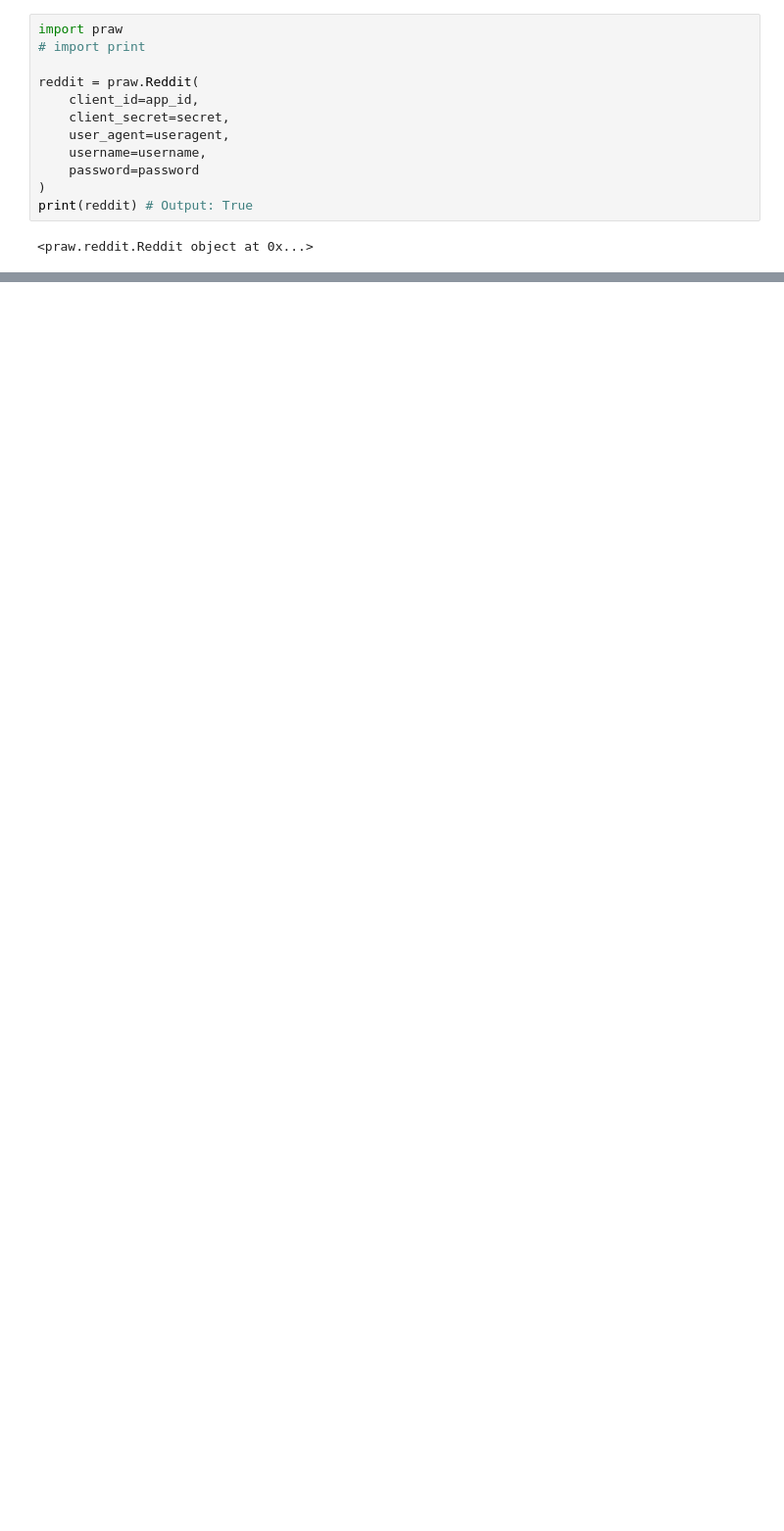
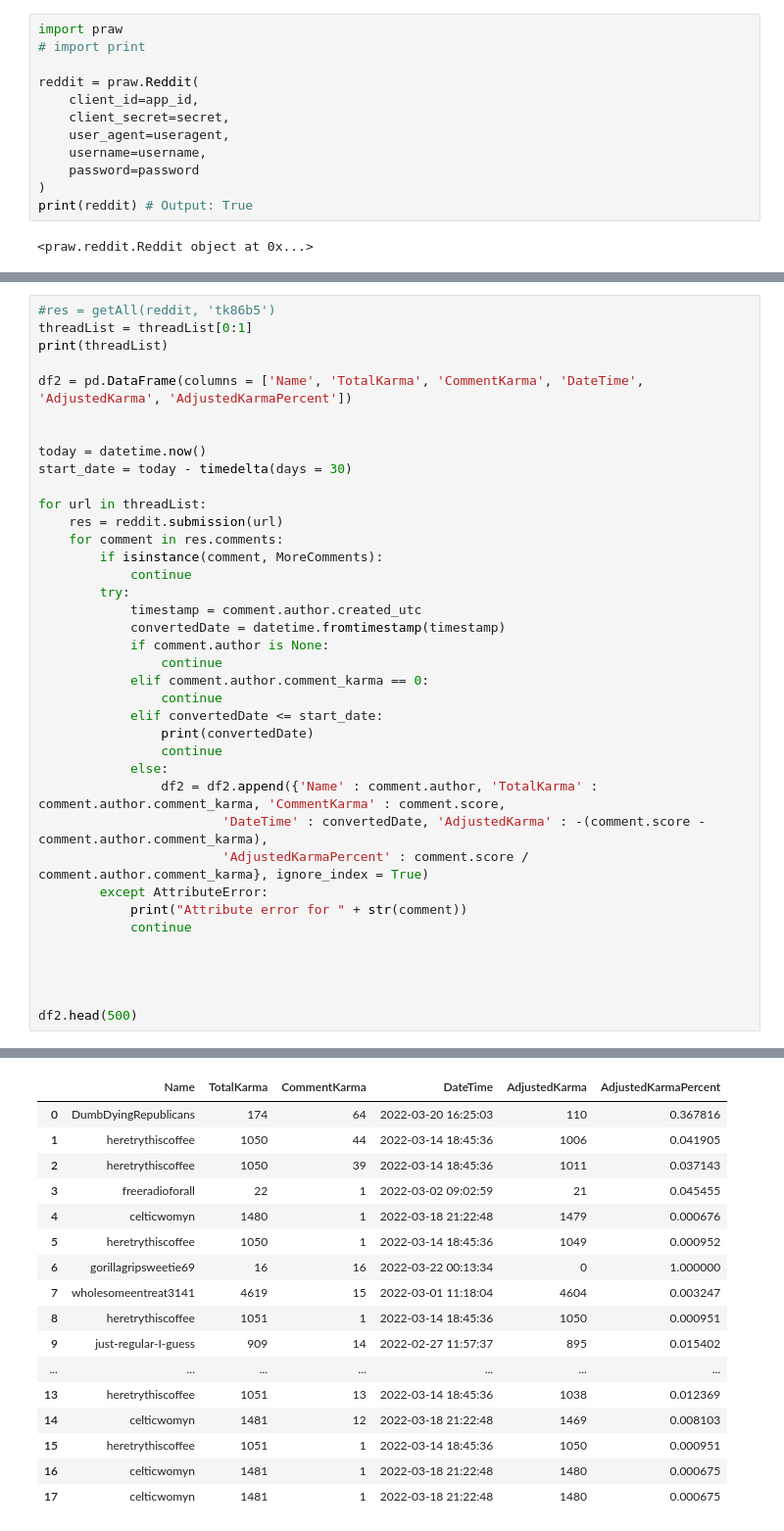
Before and after one commit to JSLifeform/RedditReader, a Jupyter notebook: Reddit.ipynb, the cells around one changed output, grey strips where cells are left out. Shown: that part at 98% size. Saved outputs shown, nothing was run; the diff lists cells and outputs as text; blank space fills up the shorter version.

```diff
--- a/Reddit.ipynb
+++ b/Reddit.ipynb
@@ -150,0 +270,39 @@ Forge_your_own_path 1919 5 2021-01-17 08:25:27
+# %%
+#res = getAll(reddit, 'tk86b5')
+threadList = threadList[0:1]
+print(threadList)
+
+df2 = pd.DataFrame(columns = ['Name', 'TotalKarma', 'CommentKarma', 'DateTime', 'AdjustedKarma', 'AdjustedKarmaPercent'])
+
+
+today = datetime.now()
+start_date = today - timedelta(days = 30)
+
+for url in threadList:
+    res = reddit.submission(url)
+    for comment in res.comments:
+        if isinstance(comment, MoreComments):
+            continue
+        try:
+            timestamp = comment.author.created_utc
+            convertedDate = datetime.fromtimestamp(timestamp)
+            if comment.author is None:
+                continue
+            elif comment.author.comment_karma == 0:
+                continue
+            elif convertedDate <= start_date:
+                print(convertedDate)
+                continue
+            else:
+                df2 = df2.append({'Name' : comment.author, 'TotalKarma' : comment.author.comment_karma, 'CommentKarma' : comment.score,
+                        'DateTime' : convertedDate, 'AdjustedKarma' : -(comment.score - comment.author.comment_karma),
+                        'AdjustedKarmaPercent' : comment.score / comment.author.comment_karma}, ignore_index = True)
+        except AttributeError:
+            print("Attribute error for " + str(comment))
+            continue
+
+
+
+
+df2.head(500)
+# %% [output]
@@ -150,0 +326,17 @@ Forge_your_own_path 1919 5 2021-01-17 08:25:27
+|  | Name | TotalKarma | CommentKarma | DateTime | AdjustedKarma | AdjustedKarmaPercent |
+| 0 | DumbDyingRepublicans | 174 | 64 | 2022-03-20 16:25:03 | 110 | 0.367816 |
+| 1 | heretrythiscoffee | 1050 | 44 | 2022-03-14 18:45:36 | 1006 | 0.041905 |
+| 2 | heretrythiscoffee | 1050 | 39 | 2022-03-14 18:45:36 | 1011 | 0.037143 |
+| 3 | freeradioforall | 22 | 1 | 2022-03-02 09:02:59 | 21 | 0.045455 |
+| 4 | celticwomyn | 1480 | 1 | 2022-03-18 21:22:48 | 1479 | 0.000676 |
+| 5 | heretrythiscoffee | 1050 | 1 | 2022-03-14 18:45:36 | 1049 | 0.000952 |
+| 6 | gorillagripsweetie69 | 16 | 16 | 2022-03-22 00:13:34 | 0 | 1.000000 |
+| 7 | wholesomeentreat3141 | 4619 | 15 | 2022-03-01 11:18:04 | 4604 | 0.003247 |
+| 8 | heretrythiscoffee | 1051 | 1 | 2022-03-14 18:45:36 | 1050 | 0.000951 |
+| 9 | just-regular-I-guess | 909 | 14 | 2022-02-27 11:57:37 | 895 | 0.015402 |
+| ... | ... | ... | ... | ... | ... | ... |
+| 13 | heretrythiscoffee | 1051 | 13 | 2022-03-14 18:45:36 | 1038 | 0.012369 |
+| 14 | celticwomyn | 1481 | 12 | 2022-03-18 21:22:48 | 1469 | 0.008103 |
+| 15 | heretrythiscoffee | 1051 | 1 | 2022-03-14 18:45:36 | 1050 | 0.000951 |
+| 16 | celticwomyn | 1481 | 1 | 2022-03-18 21:22:48 | 1480 | 0.000675 |
+| 17 | celticwomyn | 1481 | 1 | 2022-03-18 21:22:48 | 1480 | 0.000675 |
```
Also changed, not shown: parts of 10 cells of this notebook.
